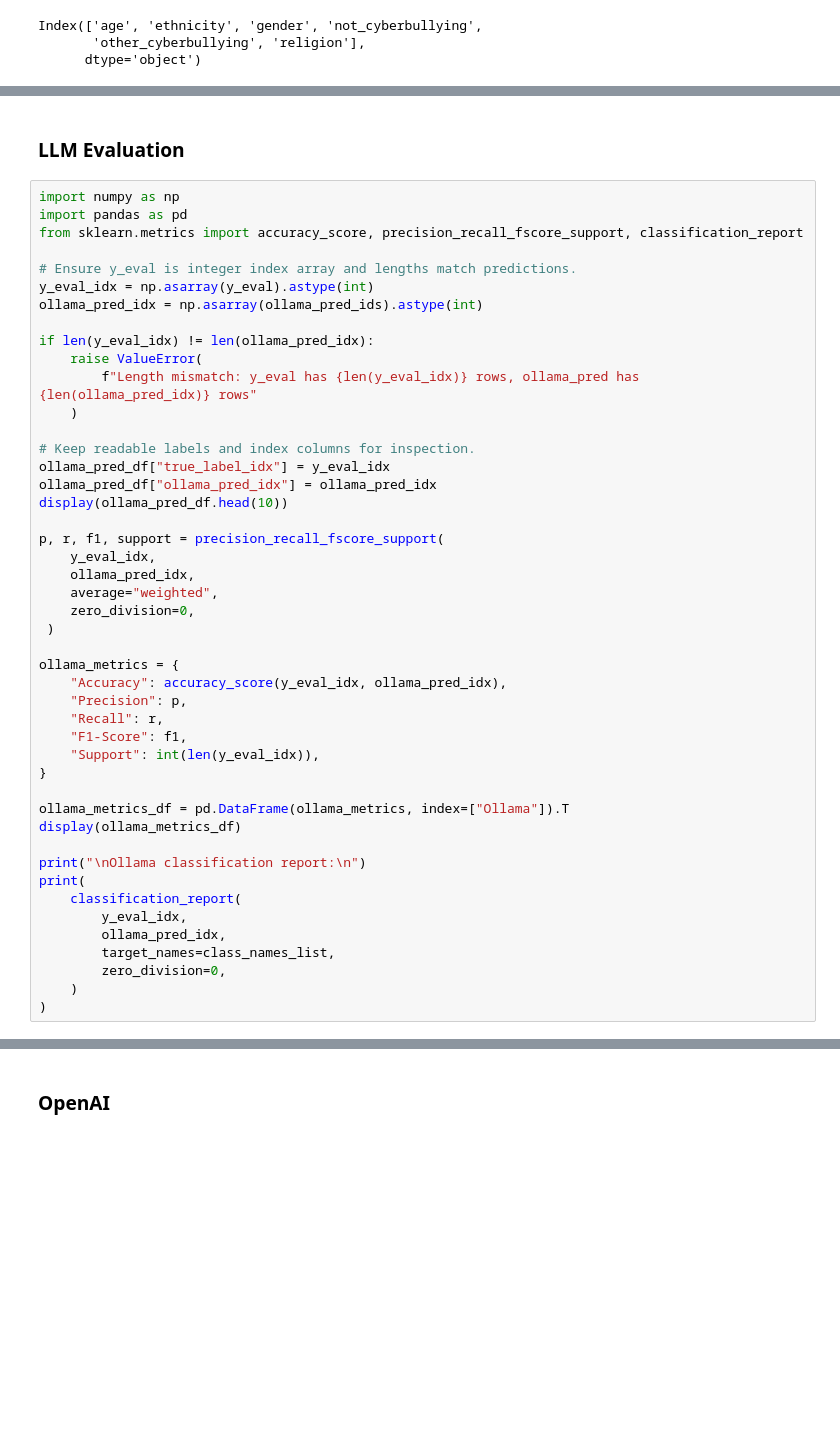
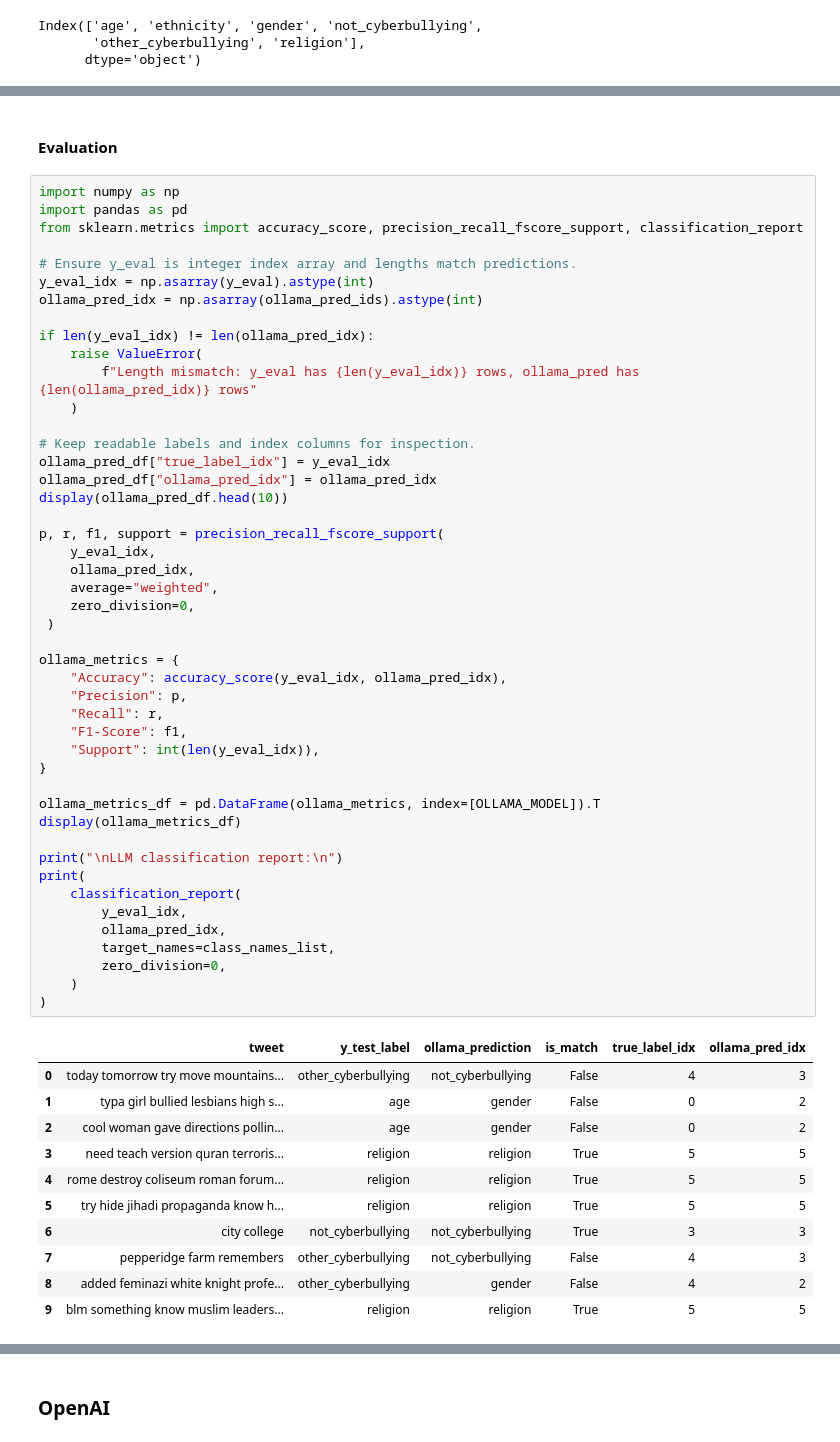
Before and after one commit to donkey-king-kong/CSCI-4907-NLU, a Jupyter notebook: Code/LLM_Benchmark.ipynb, the cells around one changed output, grey strips where cells are left out. Drawn from its saved outputs; the diff is of its cells as text; blank space fills up the shorter version.

```diff
--- a/Code/LLM_Benchmark.ipynb
+++ b/Code/LLM_Benchmark.ipynb
@@ -299,5 +317,5 @@ else:
 # %% [markdown]
-### **LLM Evaluation**
+#### **Evaluation**
 # %%
 import numpy as np
 import pandas as pd
@@ -315,32 +333,44 @@ if len(y_eval_idx) != len(ollama_pred_idx):
 # Keep readable labels and index columns for inspection.
 ollama_pred_df["true_label_idx"] = y_eval_idx
 ollama_pred_df["ollama_pred_idx"] = ollama_pred_idx
 display(ollama_pred_df.head(10))
 
 p, r, f1, support = precision_recall_fscore_support(
     y_eval_idx,
     ollama_pred_idx,
     average="weighted",
     zero_division=0,
  )
 
 ollama_metrics = {
     "Accuracy": accuracy_score(y_eval_idx, ollama_pred_idx),
     "Precision": p,
     "Recall": r,
     "F1-Score": f1,
     "Support": int(len(y_eval_idx)),
 }
 
-ollama_metrics_df = pd.DataFrame(ollama_metrics, index=["Ollama"]).T
+ollama_metrics_df = pd.DataFrame(ollama_metrics, index=[OLLAMA_MODEL]).T
 display(ollama_metrics_df)
 
-print("\nOllama classification report:\n")
+print("\nLLM classification report:\n")
 print(
     classification_report(
         y_eval_idx,
         ollama_pred_idx,
         target_names=class_names_list,
         zero_division=0,
     )
 )
+# %% [output]
+|  | tweet | y_test_label | ollama_prediction | is_match | true_label_idx | ollama_pred_idx |
+| 0 | today tomorrow try move mountains... | other_cyberbullying | not_cyberbullying | False | 4 | 3 |
+| 1 | typa girl bullied lesbians high s... | age | gender | False | 0 | 2 |
+| 2 | cool woman gave directions pollin... | age | gender | False | 0 | 2 |
+| 3 | need teach version quran terroris... | religion | religion | True | 5 | 5 |
+| 4 | rome destroy coliseum roman forum... | religion | religion | True | 5 | 5 |
+| 5 | try hide jihadi propaganda know h... | religion | religion | True | 5 | 5 |
+| 6 | city college | not_cyberbullying | not_cyberbullying | True | 3 | 3 |
+| 7 | pepperidge farm remembers | other_cyberbullying | not_cyberbullying | False | 4 | 3 |
+| 8 | added feminazi white knight profe... | other_cyberbullying | gender | False | 4 | 2 |
+| 9 | blm something know muslim leaders... | religion | religion | True | 5 | 5 |
```
Also changed, not shown: parts of 10 cells of this notebook, 1 other file.
